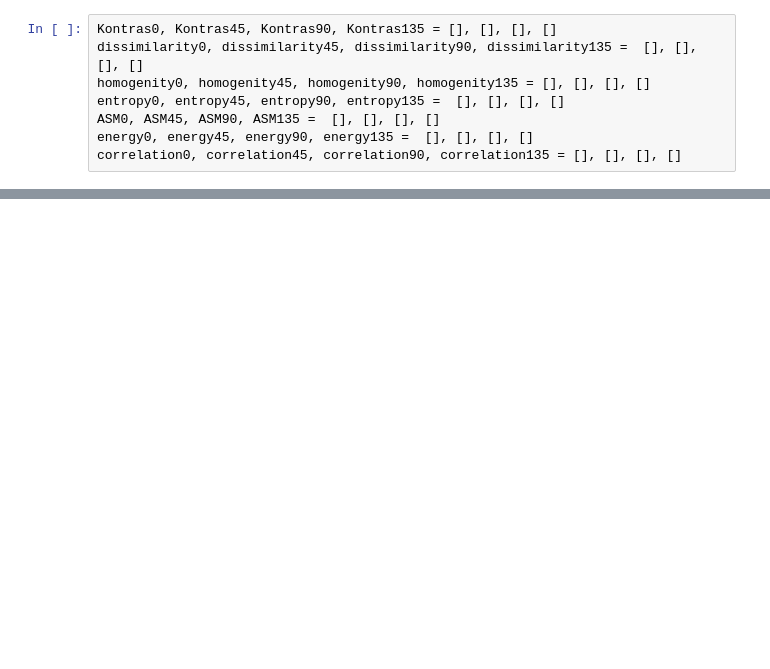
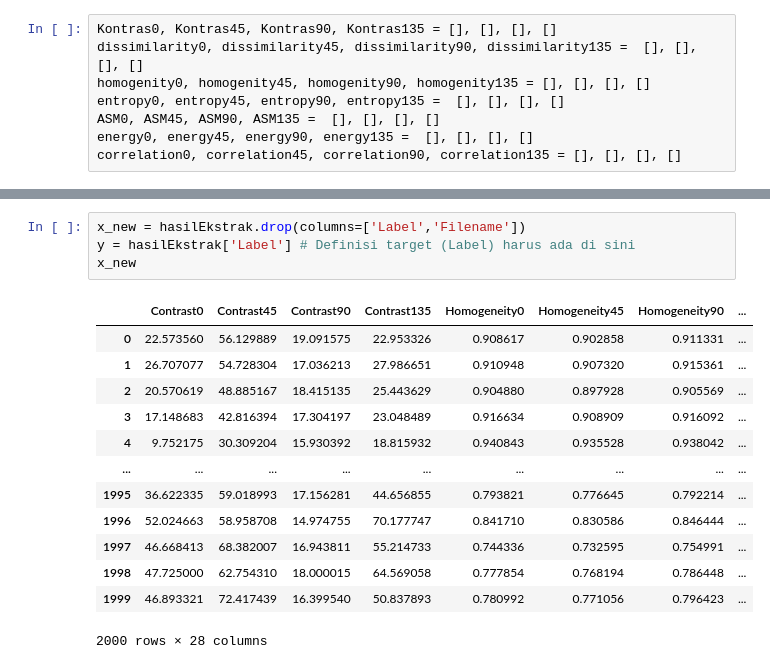
Before and after one commit to belio8/pcd26, a Jupyter notebook: percobaan4.ipynb, the cells around one changed output, grey strips where cells are left out. Cells and saved outputs as stored; diff of their text form; blank space fills up the shorter version.

```diff
--- a/percobaan4.ipynb
+++ b/percobaan4.ipynb
@@ -279,0 +266,18 @@ sns.heatmap(x_new.corr(), annot=True, cmap='Blues', fmt=".2f")
+# %%
+x_new = hasilEkstrak.drop(columns=['Label','Filename'])
+y = hasilEkstrak['Label'] # Definisi target (Label) harus ada di sini
+x_new
+# %% [output]
+|  | Contrast0 | Contrast45 | Contrast90 | Contrast135 | Homogeneity0 | Homogeneity45 | Homogeneity90 | ... |
+| 0 | 22.573560 | 56.129889 | 19.091575 | 22.953326 | 0.908617 | 0.902858 | 0.911331 | ... |
+| 1 | 26.707077 | 54.728304 | 17.036213 | 27.986651 | 0.910948 | 0.907320 | 0.915361 | ... |
+| 2 | 20.570619 | 48.885167 | 18.415135 | 25.443629 | 0.904880 | 0.897928 | 0.905569 | ... |
+| 3 | 17.148683 | 42.816394 | 17.304197 | 23.048489 | 0.916634 | 0.908909 | 0.916092 | ... |
+| 4 | 9.752175 | 30.309204 | 15.930392 | 18.815932 | 0.940843 | 0.935528 | 0.938042 | ... |
+| ... | ... | ... | ... | ... | ... | ... | ... | ... |
+| 1995 | 36.622335 | 59.018993 | 17.156281 | 44.656855 | 0.793821 | 0.776645 | 0.792214 | ... |
+| 1996 | 52.024663 | 58.958708 | 14.974755 | 70.177747 | 0.841710 | 0.830586 | 0.846444 | ... |
+| 1997 | 46.668413 | 68.382007 | 16.943811 | 55.214733 | 0.744336 | 0.732595 | 0.754991 | ... |
+| 1998 | 47.725000 | 62.754310 | 18.000015 | 64.569058 | 0.777854 | 0.768194 | 0.786448 | ... |
+| 1999 | 46.893321 | 72.417439 | 16.399540 | 50.837893 | 0.780992 | 0.771056 | 0.796423 | ... |
+2000 rows × 28 columns
```
Also changed, not shown: parts of 39 cells of this notebook, 1 other file.
